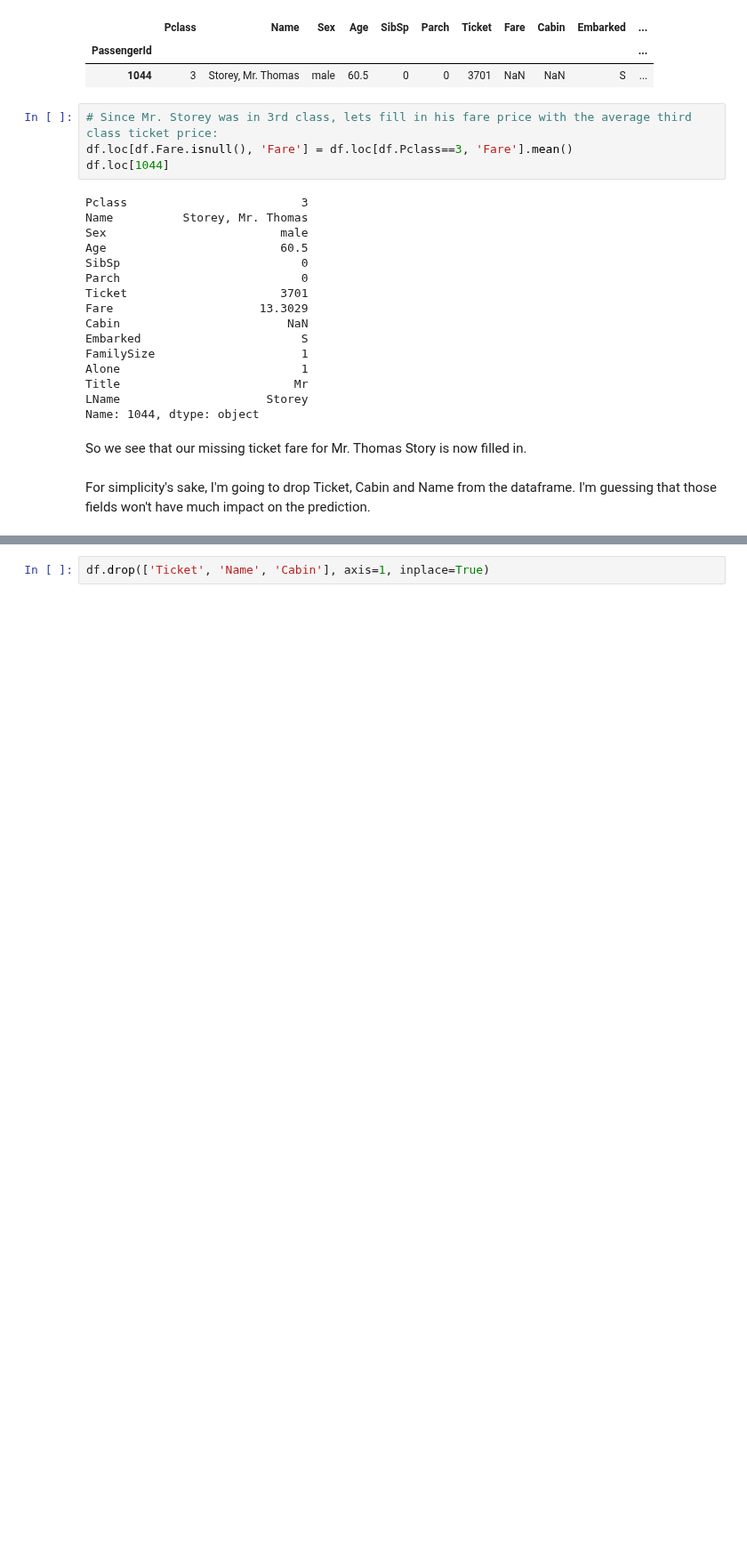
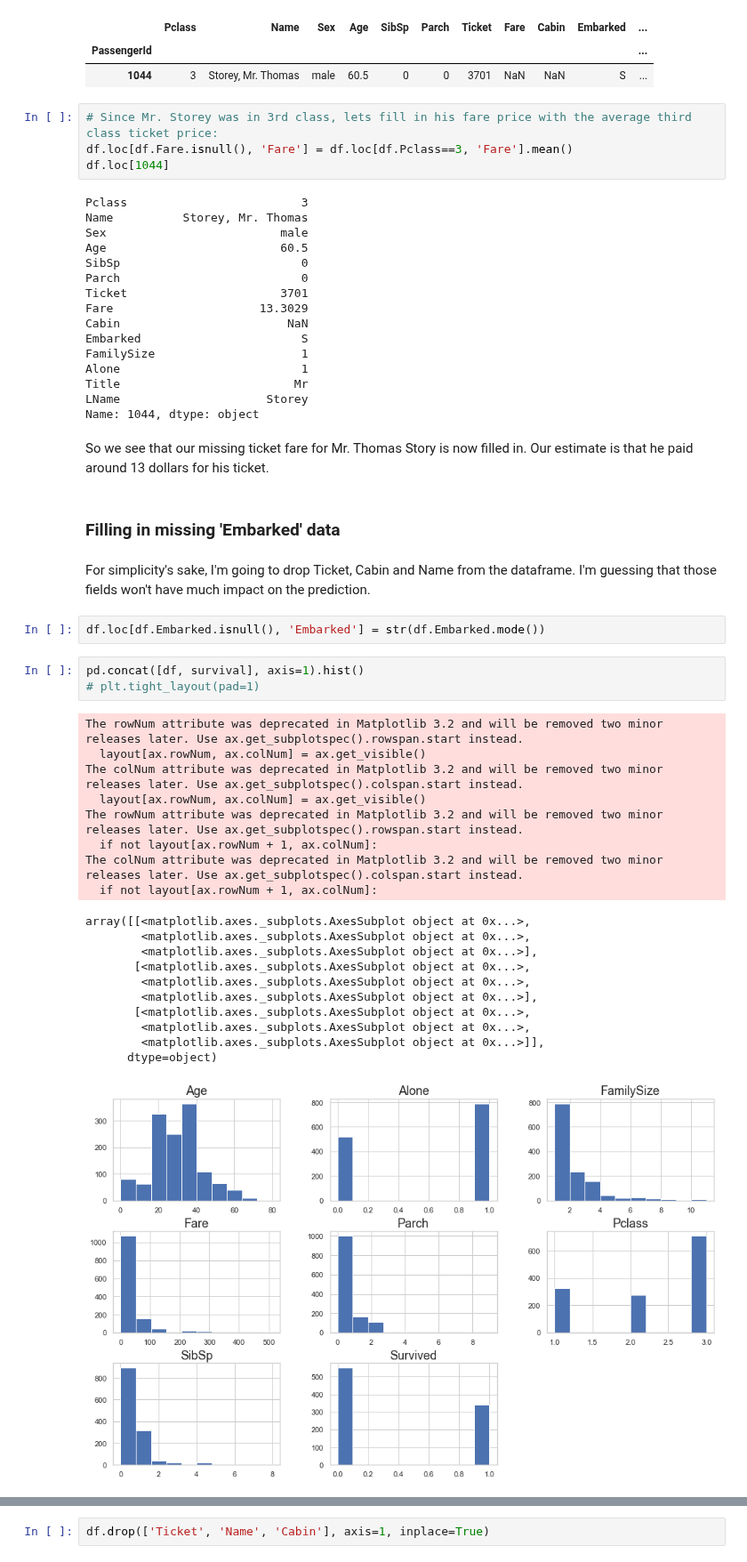
Before and after one commit to wcneill/ml-from-scratch, a Jupyter notebook: kaggle/titanic/titanic_ml.ipynb, the cells around one changed output, grey strips where cells are left out. Shown at 89% size. Cells and saved outputs as stored; diff of their text form; blank space fills up the shorter version.

```diff
--- a/kaggle/titanic/titanic_ml.ipynb
+++ b/kaggle/titanic/titanic_ml.ipynb
@@ -256,6 +269,33 @@ Title                         Mr
 LName                     Storey
 Name: 1044, dtype: object
 # %% [markdown]
-So we see that our missing ticket fare for Mr. Thomas Story is now filled in.
+So we see that our missing ticket fare for Mr. Thomas Story is now filled in. Our estimate is that he paid around 13 dollars for his ticket.
+# %% [markdown]
+### Filling in missing 'Embarked' data
 # %% [markdown]
 For simplicity's sake, I'm going to drop Ticket, Cabin and Name from the dataframe. I'm guessing that those fields won't have much impact on the prediction.
+# %%
+df.loc[df.Embarked.isnull(), 'Embarked'] = str(df.Embarked.mode())
+# %%
+pd.concat([df, survival], axis=1).hist()
+# plt.tight_layout(pad=1)
+# %% [output]
+The rowNum attribute was deprecated in Matplotlib 3.2 and will be removed two minor releases later. Use ax.get_subplotspec().rowspan.start instead.
+  layout[ax.rowNum, ax.colNum] = ax.get_visible()
+The colNum attribute was deprecated in Matplotlib 3.2 and will be removed two minor releases later. Use ax.get_subplotspec().colspan.start instead.
+  layout[ax.rowNum, ax.colNum] = ax.get_visible()
+The rowNum attribute was deprecated in Matplotlib 3.2 and will be removed two minor releases later. Use ax.get_subplotspec().rowspan.start instead.
+  if not layout[ax.rowNum + 1, ax.colNum]:
+The colNum attribute was deprecated in Matplotlib 3.2 and will be removed two minor releases later. Use ax.get_subplotspec().colspan.start instead.
+  if not layout[ax.rowNum + 1, ax.colNum]:
+array([[<matplotlib.axes._subplots.AxesSubplot object at 0x...>,
+        <matplotlib.axes._subplots.AxesSubplot object at 0x...>,
+        <matplotlib.axes._subplots.AxesSubplot object at 0x...>],
+       [<matplotlib.axes._subplots.AxesSubplot object at 0x...>,
+        <matplotlib.axes._subplots.AxesSubplot object at 0x...>,
+        <matplotlib.axes._subplots.AxesSubplot object at 0x...>],
+       [<matplotlib.axes._subplots.AxesSubplot object at 0x...>,
+        <matplotlib.axes._subplots.AxesSubplot object at 0x...>,
+        <matplotlib.axes._subplots.AxesSubplot object at 0x...>]],
+      dtype=object)
+[figure, added]
```
Also changed, not shown: parts of 23 cells of this notebook.
